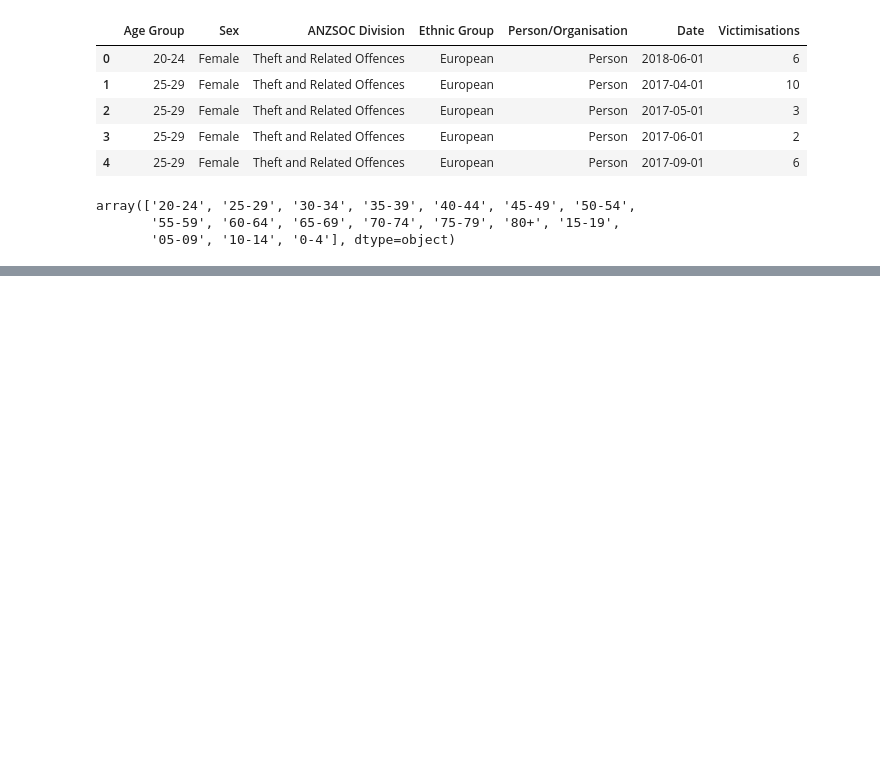
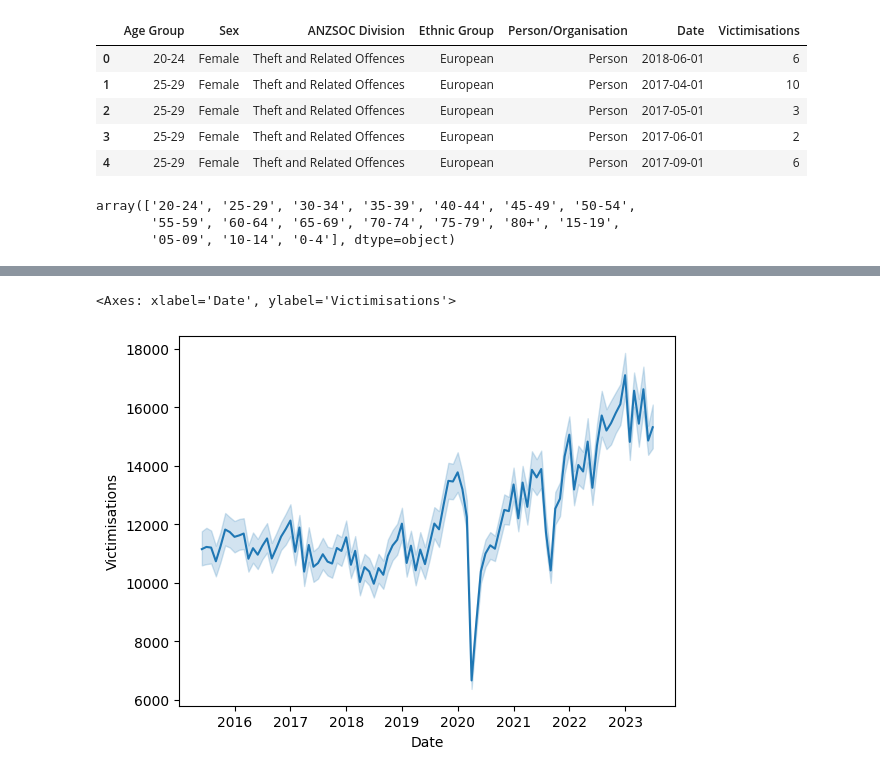
Before and after one commit to namhyk/nz_crime, a Jupyter notebook: analysis.ipynb, the cells around one changed output, grey strips where cells are left out. Cells and saved outputs as stored; diff of their text form; code cells hidden in the pictures; blank space fills up the shorter version.

```diff
--- a/analysis.ipynb
+++ b/analysis.ipynb
@@ -46,0 +59,5 @@ df_demographic.head()
+# %%
+sns.lineplot(x=df_demographic['Date'], y=df_demographic['Victimisations'], estimator=sum)
+# %% [output]
+<Axes: xlabel='Date', ylabel='Victimisations'>
+[figure, added]
```
Also changed, not shown: parts of 6 cells of this notebook, 1 other file.
